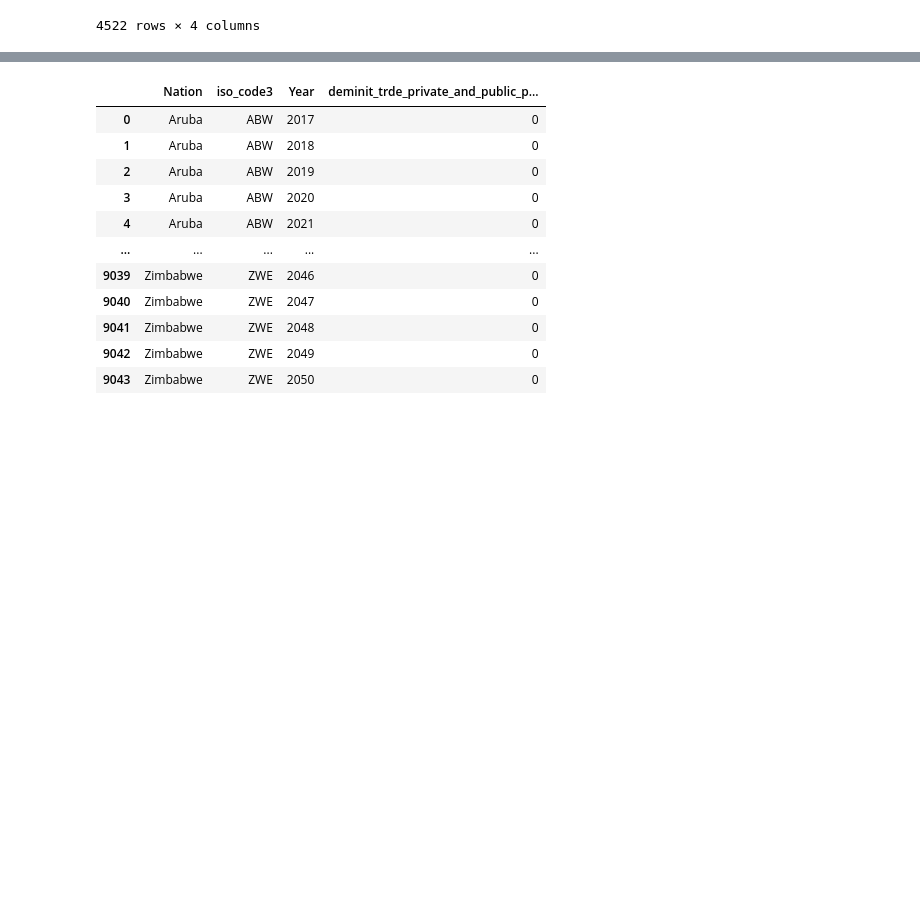
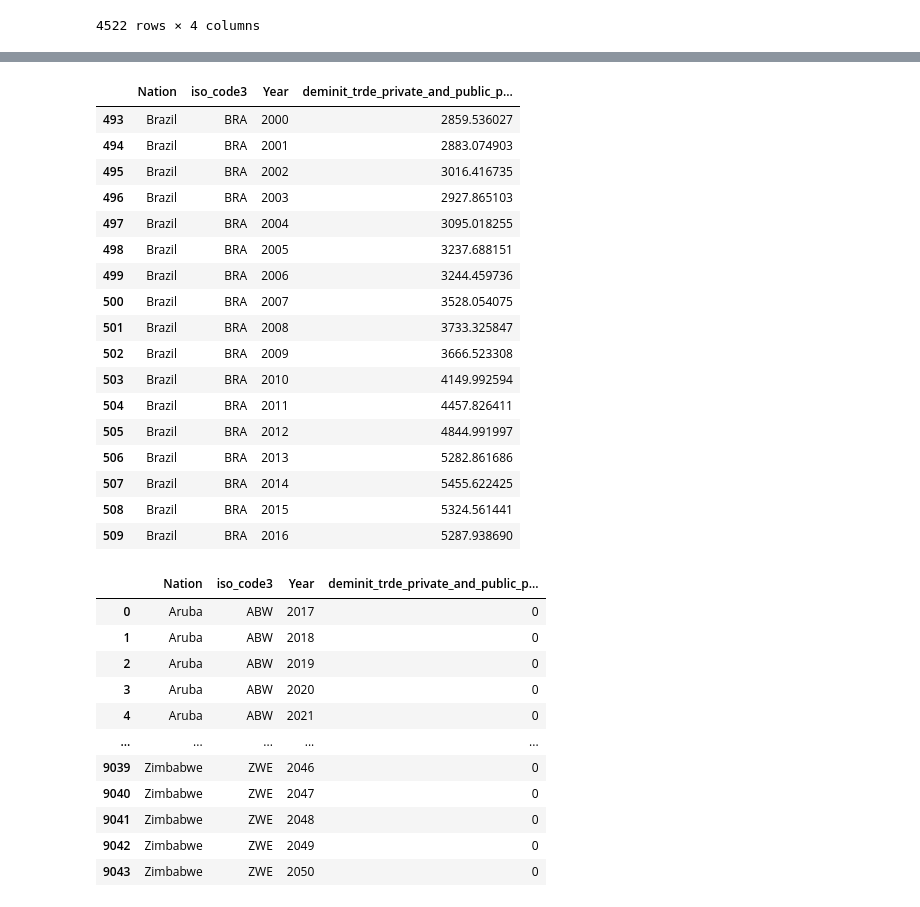
Before and after one commit to milocortes/sisepuede_data, a Jupyter notebook: Energy/deminit_trde_private_and_public_per_capita_passenger_km/src/Process.ipynb, the cells around one changed output, grey strips where cells are left out. Cells and saved outputs as stored; diff of their text form; code cells hidden in the pictures; blank space fills up the shorter version.

Commit message:
deminit_passenger

```diff
--- a/Energy/deminit_trde_private_and_public_per_capita_passenger_km/src/Process.ipynb
+++ b/Energy/deminit_trde_private_and_public_per_capita_passenger_km/src/Process.ipynb
@@ -326,3 +322,24 @@ max(df_historical_out[var_name].values)
+# %%
+df_historical_out.loc[df_historical_out['Nation']=='Brazil']
+# %% [output]
+|  | Nation | iso_code3 | Year | deminit_trde_private_and_public_p... |
+| 493 | Brazil | BRA | 2000 | 2859.536027 |
+| 494 | Brazil | BRA | 2001 | 2883.074903 |
+| 495 | Brazil | BRA | 2002 | 3016.416735 |
+| 496 | Brazil | BRA | 2003 | 2927.865103 |
+| 497 | Brazil | BRA | 2004 | 3095.018255 |
+| 498 | Brazil | BRA | 2005 | 3237.688151 |
+| 499 | Brazil | BRA | 2006 | 3244.459736 |
+| 500 | Brazil | BRA | 2007 | 3528.054075 |
+| 501 | Brazil | BRA | 2008 | 3733.325847 |
+| 502 | Brazil | BRA | 2009 | 3666.523308 |
+| 503 | Brazil | BRA | 2010 | 4149.992594 |
+| 504 | Brazil | BRA | 2011 | 4457.826411 |
+| 505 | Brazil | BRA | 2012 | 4844.991997 |
+| 506 | Brazil | BRA | 2013 | 5282.861686 |
+| 507 | Brazil | BRA | 2014 | 5455.622425 |
+| 508 | Brazil | BRA | 2015 | 5324.561441 |
+| 509 | Brazil | BRA | 2016 | 5287.938690 |
 # %%
 #### Projected ######
 
```
Also changed, not shown: parts of 5 cells of this notebook, 5 other files.
